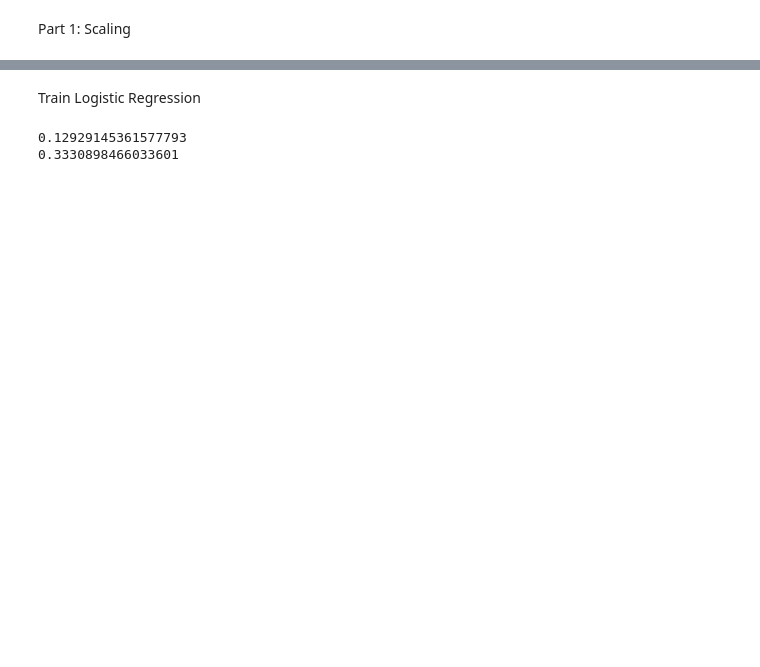
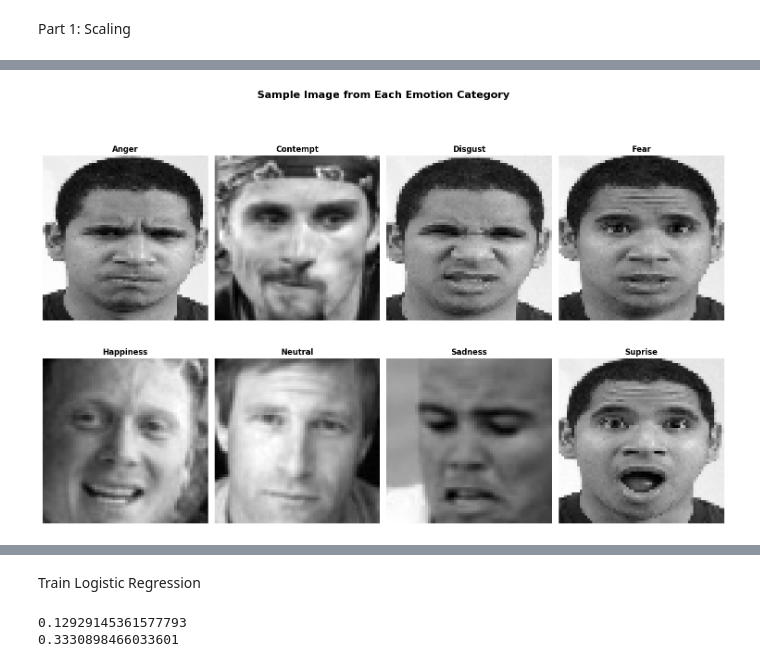
Before and after one commit to ziqil40/Emotion-Detection, a Jupyter notebook: Training.ipynb, the cells around one changed output, grey strips where cells are left out. Cells and saved outputs as stored; diff of their text form; code cells hidden in the pictures; blank space fills up the shorter version.

```diff
--- a/Training.ipynb
+++ b/Training.ipynb
@@ -80,12 +84,0 @@ Labels (y) shape: (13690,)
-# %%
-# Visualization Check
-idx = 100 # you can see any image by changing index from image folder
-plt.imshow(X[idx].reshape(64, 64), cmap='gray')
-plt.title(f"Label: {y[idx]}") # This will show the integer label
-plt.axis('off')
-plt.show()
-
-# the number of labels for each type
-unique_label = np.unique(y)
-for label in unique_label:
-    print(f'{label}: {np.sum(y == label)}')
@@ -101,0 +129,25 @@ suprise: 368
+# %%
+# 2. Sample Image from Each Emotion Category
+unique_emotions = np.unique(y)
+n_emotions = len(unique_emotions)
+
+# Create a grid to display one sample from each emotion
+fig, axes = plt.subplots(2, (n_emotions + 1) // 2, figsize=(15, 10))
+axes = axes.flatten()
+
+for i, emotion in enumerate(unique_emotions):
+    # Get first image of this emotion
+    idx = np.where(y == emotion)[0][0]
+    axes[i].imshow(X[idx].reshape(64, 64), cmap='gray')
+    axes[i].set_title(f'{emotion.capitalize()}', fontsize=12, fontweight='bold')
+    axes[i].axis('off')
+
+# Hide any extra subplots
+for j in range(len(unique_emotions), len(axes)):
+    axes[j].axis('off')
+
+plt.suptitle('Sample Image from Each Emotion Category', fontsize=16, fontweight='bold', y=1.02)
+plt.tight_layout()
+plt.show()
+# %% [output]
+[figure, added]
```
Also changed, not shown: parts of 9 cells of this notebook.
